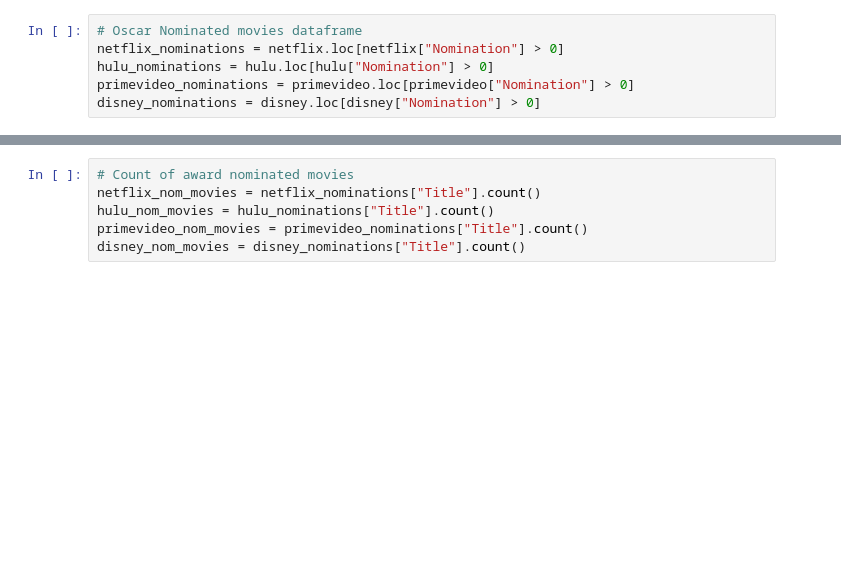
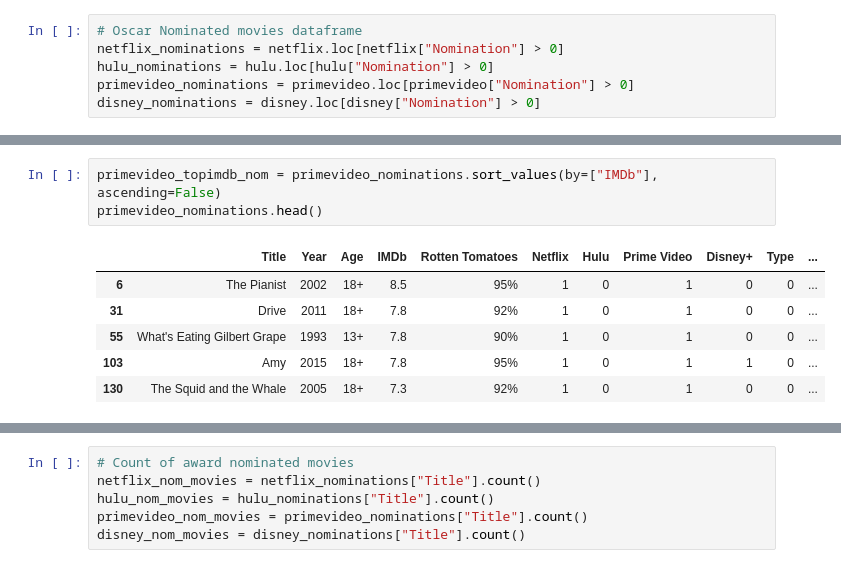
Before and after one commit to jacance/streaming-service-analysis, a Jupyter notebook: pristine_justin_new.ipynb, the cells around one changed output, grey strips where cells are left out. Cells and saved outputs as stored; diff of their text form; blank space fills up the shorter version.

```diff
--- a/pristine_justin_new.ipynb
+++ b/pristine_justin_new.ipynb
@@ -563,0 +584,10 @@ disney_nominations = disney.loc[disney["Nomination"] > 0]
+# %%
+primevideo_topimdb_nom = primevideo_nominations.sort_values(by=["IMDb"], ascending=False)
+primevideo_nominations.head()
+# %% [output]
+|  | Title | Year | Age | IMDb | Rotten Tomatoes | Netflix | Hulu | Prime Video | Disney+ | Type | ... |
+| 6 | The Pianist | 2002 | 18+ | 8.5 | 95% | 1 | 0 | 1 | 0 | 0 | ... |
+| 31 | Drive | 2011 | 18+ | 7.8 | 92% | 1 | 0 | 1 | 0 | 0 | ... |
+| 55 | What's Eating Gilbert Grape | 1993 | 13+ | 7.8 | 90% | 1 | 0 | 1 | 0 | 0 | ... |
+| 103 | Amy | 2015 | 18+ | 7.8 | 95% | 1 | 0 | 1 | 1 | 0 | ... |
+| 130 | The Squid and the Whale | 2005 | 18+ | 7.3 | 92% | 1 | 0 | 1 | 0 | 0 | ... |
```
Also changed, not shown: parts of 16 cells of this notebook.
